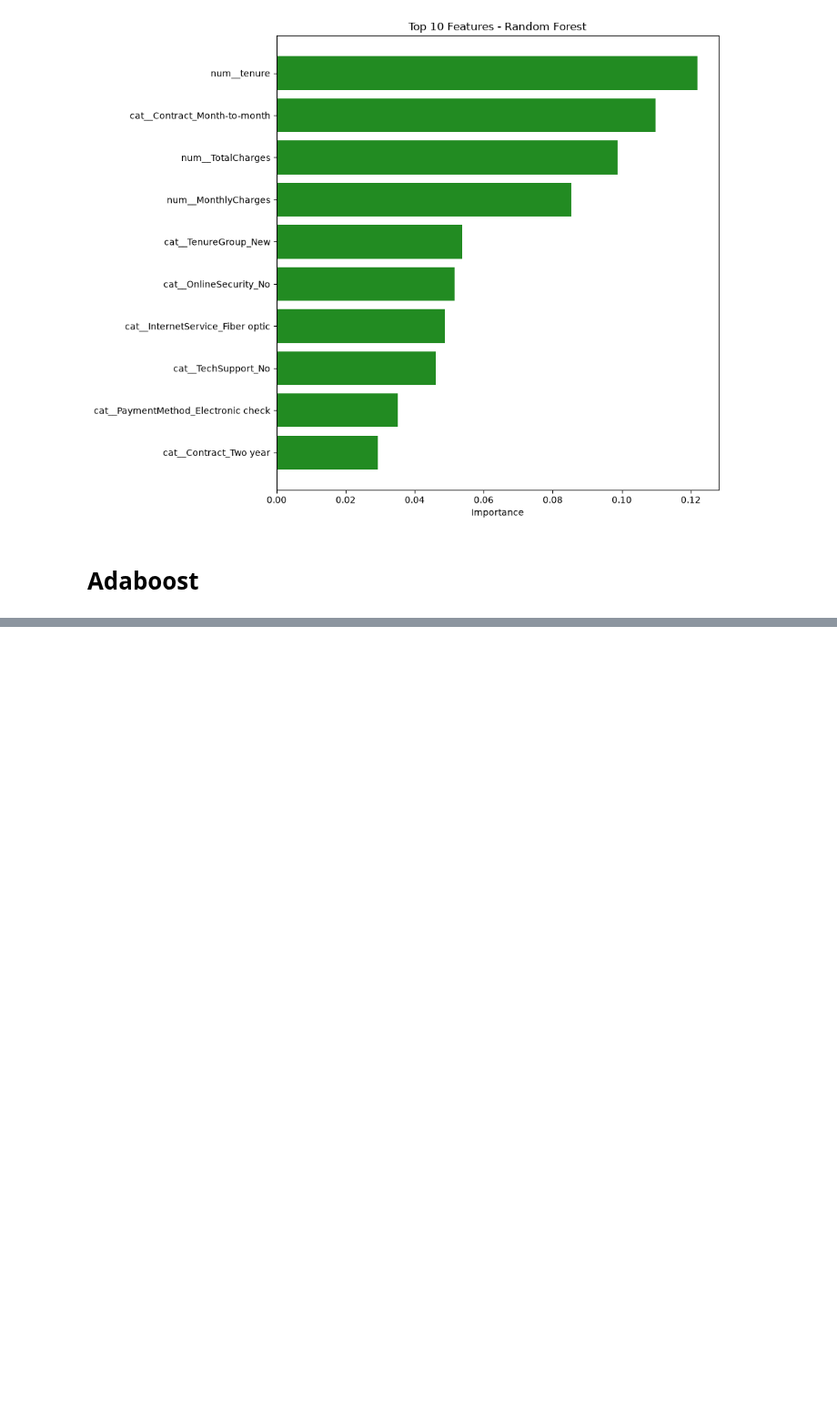
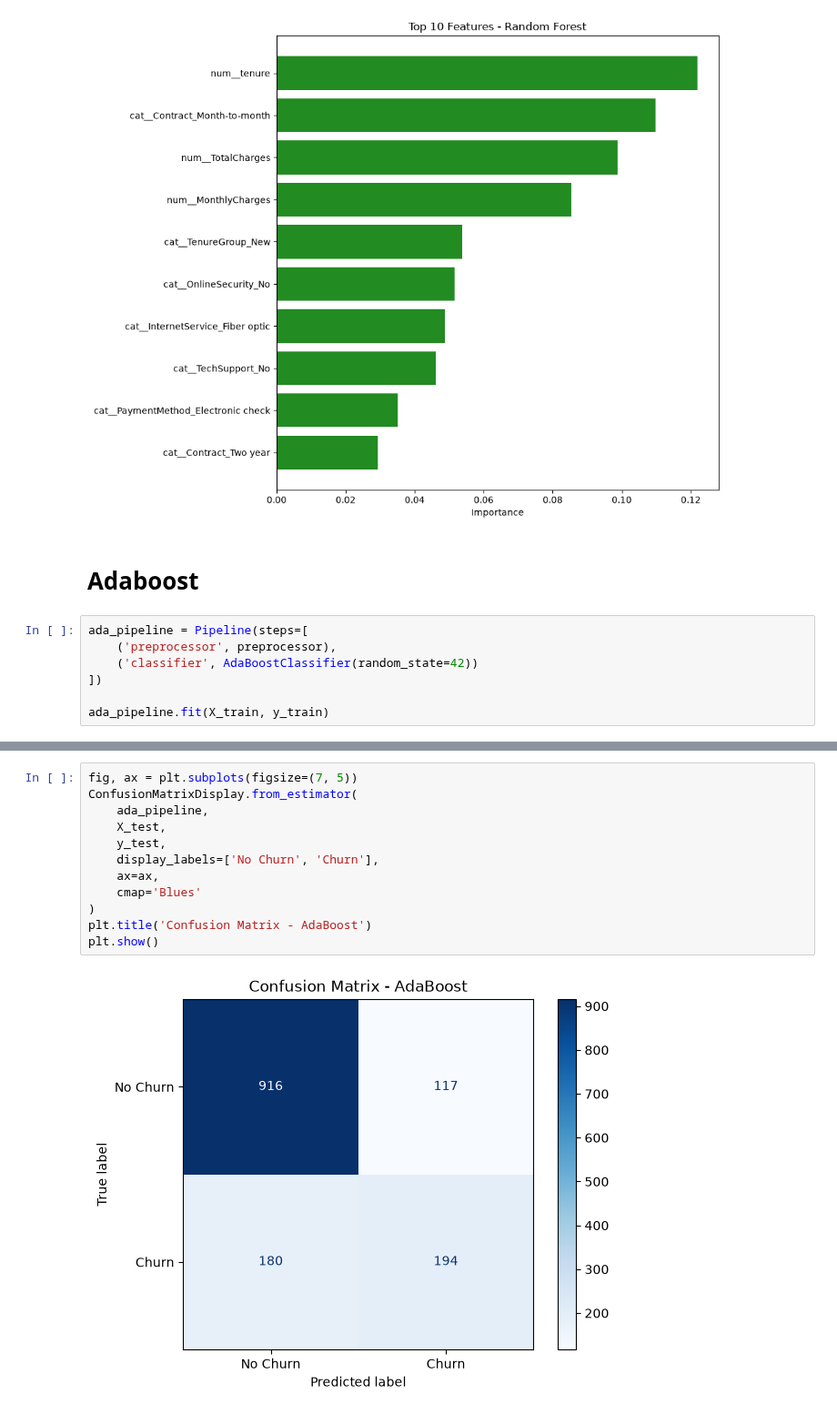
Before and after one commit to SanghviNishank/Customer-Churn-Prediction, a Jupyter notebook: CustomerFinal.ipynb, the cells around one changed output, grey strips where cells are left out. Shown at 91% size. Cells and saved outputs as stored; diff of their text form; blank space fills up the shorter version.

```diff
--- a/CustomerFinal.ipynb
+++ b/CustomerFinal.ipynb
@@ -2634,3 +2634,10 @@ TOP 10 FEATURES - RANDOM FOREST
 [figure]
 # %% [markdown]
 # Adaboost
+# %%
+ada_pipeline = Pipeline(steps=[
+    ('preprocessor', preprocessor),
+    ('classifier', AdaBoostClassifier(random_state=42))
+])
+
+ada_pipeline.fit(X_train, y_train)
@@ -2636,0 +2773,14 @@ TOP 10 FEATURES - RANDOM FOREST
+# %%
+fig, ax = plt.subplots(figsize=(7, 5))
+ConfusionMatrixDisplay.from_estimator(
+    ada_pipeline,
+    X_test,
+    y_test,
+    display_labels=['No Churn', 'Churn'],
+    ax=ax,
+    cmap='Blues'
+)
+plt.title('Confusion Matrix - AdaBoost')
+plt.show()
+# %% [output]
+[figure, added]
```
Also changed, not shown: parts of 44 cells of this notebook.
